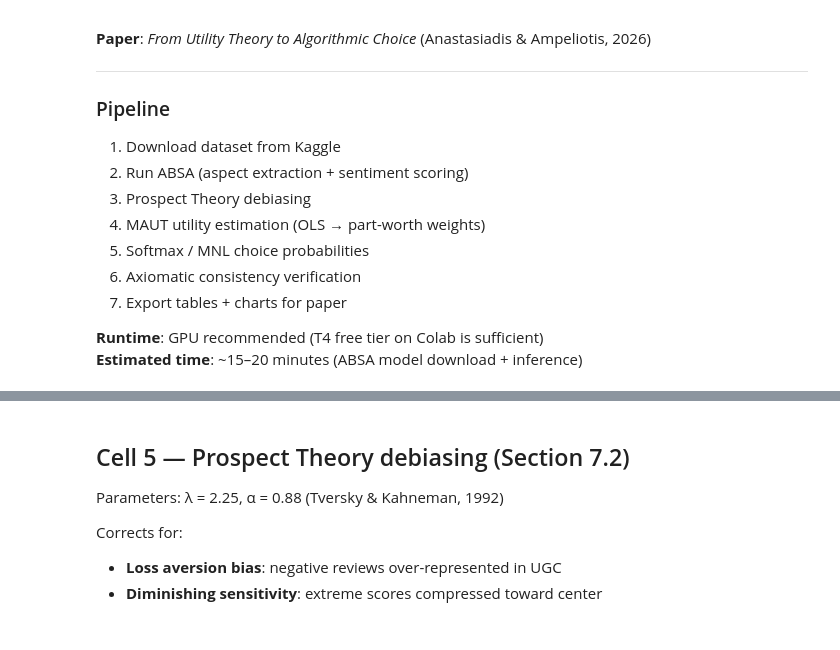
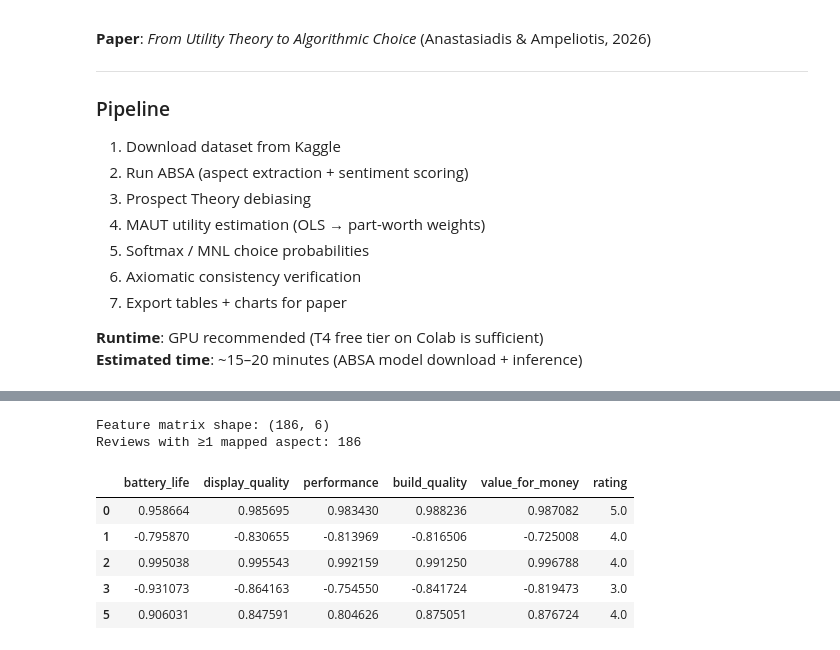
Before and after one commit to Atheoxaris/TBCA-Amazon-Laptop-Reviews, a Jupyter notebook: TBCA_Colab_Notebook.ipynb, the cells around one changed output, grey strips where cells are left out. Saved outputs shown, nothing was run; the diff lists cells and outputs as text; code cells hidden in the pictures.

```diff
--- a/TBCA_Colab_Notebook.ipynb
+++ b/TBCA_Colab_Notebook.ipynb
@@ -256,0 +278,15 @@ print(df_absa_mapped['attribute'].value_counts())
+# %%
+# Cell 4c — Φιλτράρισμα αναξιόπιστων scores
+# Κρατάμε μόνο scores με υψηλό confidence (|score| > 0.6)
+# και αποφεύγουμε το πρόβλημα "όλα θετικά/αρνητικά"
+
+df_absa_filtered = df_absa[df_absa['score'].abs() > 0.6].copy()
+
+# Έλεγχος: πόσα reviews έχουν τουλάχιστον 1 mapped aspect
+reviews_with_aspects = df_absa_filtered['review_idx'].nunique()
+print(f'Reviews με ≥1 reliable aspect: {reviews_with_aspects}/200')
+print(f'Aspect mentions μετά filtering: {len(df_absa_filtered)}')
+print(f'\nΚατανομή ανά attribute:')
+print(df_absa_filtered['attribute'].value_counts())
+print(f'\nΔείγμα:')
+print(df_absa_filtered.head(10))
@@ -257,29 +319,35 @@ print(df_absa_mapped['attribute'].value_counts())
 # %%
 # ── Build feature matrix: one row per review, one column per attribute ─────
 # Multiple mentions of the same attribute in one review → averaged
+
+# Define ATTRIBUTES from ASPECT_QUERIES which is defined in a previous cell
+ATTRIBUTES = list(ASPECT_QUERIES.keys())
+
+df_absa_mapped = df_absa_filtered.copy()
 
 # Pivot: mean sentiment score per review × attribute
 pivot = df_absa_mapped.groupby(['review_idx', 'attribute'])['score'].mean().unstack(fill_value=0)
 
 # Ensure all 5 attribute columns exist
 for attr in ATTRIBUTES:
     if attr not in pivot.columns:
         pivot[attr] = 0.0
 pivot = pivot[ATTRIBUTES]   # enforce column order
 
 # Merge with ratings
 ratings_series = df_sample['rating'].rename('rating')
 df_features = pivot.join(ratings_series, how='inner')
 df_features = df_features.dropna()
 
 print(f'Feature matrix shape: {df_features.shape}')
-print(f'Reviews with ≥1 mapped aspect: {len(df_features)}')
+print(f'Reviews with \u22651 mapped aspect: {len(df_features)}')
 df_features.head()
+# %% [output]
+Feature matrix shape: (186, 6)
+Reviews with ≥1 mapped aspect: 186
+|  | battery_life | display_quality | performance | build_quality | value_for_money | rating |
+| 0 | 0.958664 | 0.985695 | 0.983430 | 0.988236 | 0.987082 | 5.0 |
+| 1 | -0.795870 | -0.830655 | -0.813969 | -0.816506 | -0.725008 | 4.0 |
+| 2 | 0.995038 | 0.995543 | 0.992159 | 0.991250 | 0.996788 | 4.0 |
+| 3 | -0.931073 | -0.864163 | -0.754550 | -0.841724 | -0.819473 | 3.0 |
+| 5 | 0.906031 | 0.847591 | 0.804626 | 0.875051 | 0.876724 | 4.0 |
-# %% [markdown]
-## Cell 5 — Prospect Theory debiasing (Section 7.2)
-
-Parameters: λ = 2.25, α = 0.88 (Tversky & Kahneman, 1992)
-
-Corrects for:
-- **Loss aversion bias**: negative reviews over-represented in UGC
-- **Diminishing sensitivity**: extreme scores compressed toward center
```
Also changed, not shown: parts of 42 cells of this notebook.
